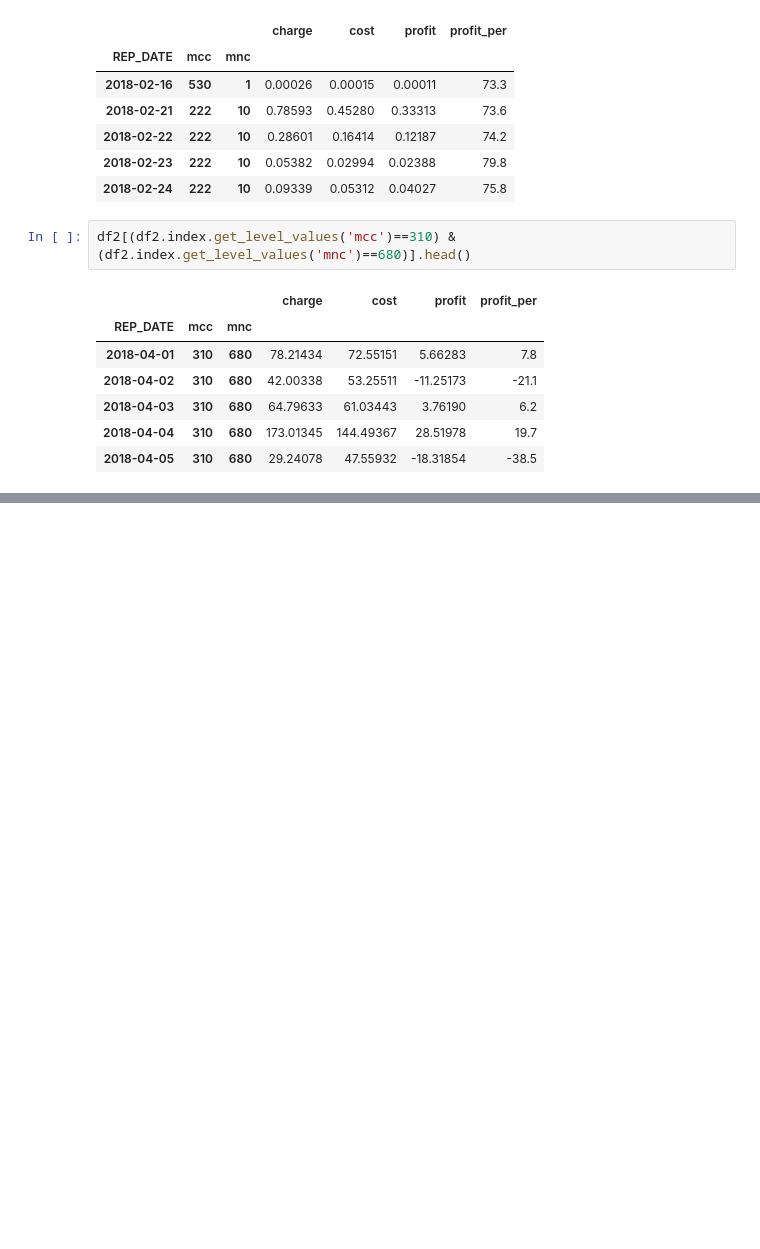
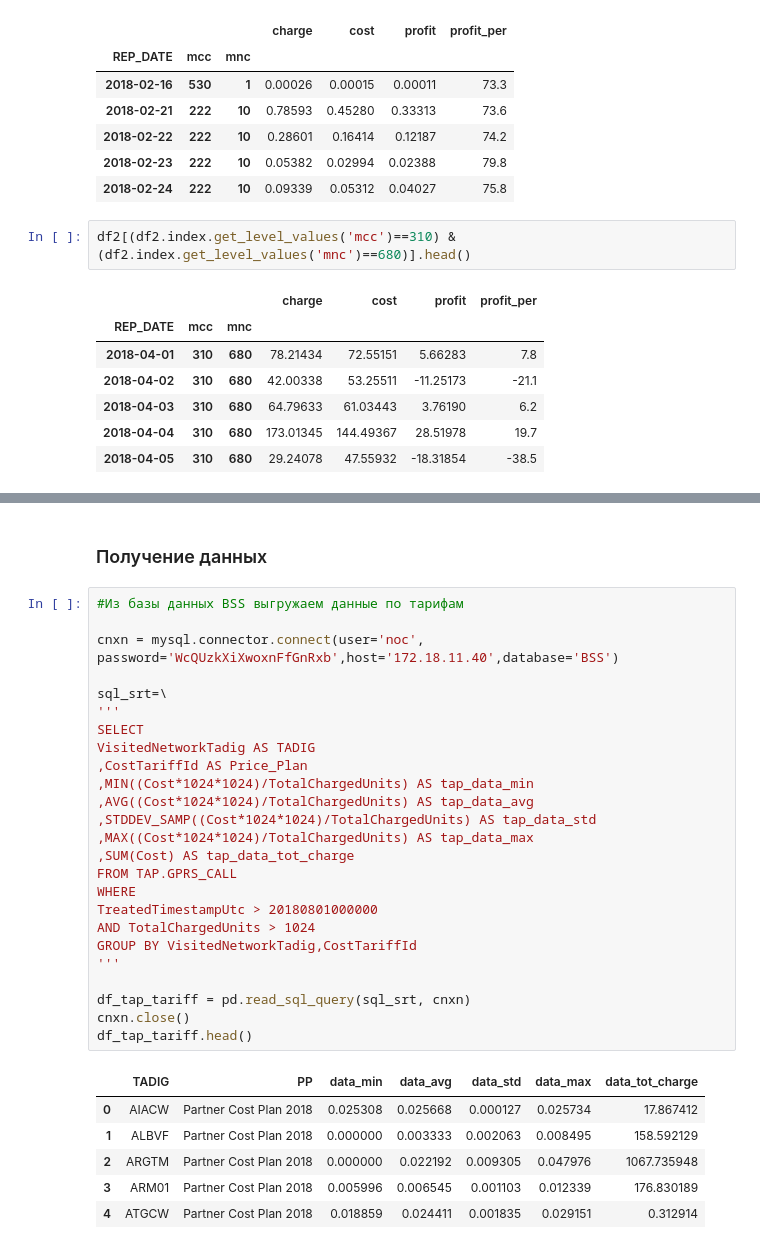
Before and after one commit to balobinp/RB_BD, a Jupyter notebook: RB_REPORTS_and_ANALYSIS_Python3.ipynb, the cells around one changed output, grey strips where cells are left out. Cells and saved outputs as stored; diff of their text form; blank space fills up the shorter version.

```diff
--- a/RB_REPORTS_and_ANALYSIS_Python3.ipynb
+++ b/RB_REPORTS_and_ANALYSIS_Python3.ipynb
@@ -83,0 +98,34 @@ df2[(df2.index.get_level_values('mcc')==310) & (df2.index.get_level_values('mnc'
+# %% [markdown]
+### Получение данных
+# %%
+#Из базы данных BSS выгружаем данные по тарифам
+
+cnxn = mysql.connector.connect(user='noc', password='WcQUzkXiXwoxnFfGnRxb',host='172.18.11.40',database='BSS')
+
+sql_srt=\
+'''
+SELECT
+VisitedNetworkTadig AS TADIG
+,CostTariffId AS Price_Plan
+,MIN((Cost*1024*1024)/TotalChargedUnits) AS tap_data_min
+,AVG((Cost*1024*1024)/TotalChargedUnits) AS tap_data_avg
+,STDDEV_SAMP((Cost*1024*1024)/TotalChargedUnits) AS tap_data_std
+,MAX((Cost*1024*1024)/TotalChargedUnits) AS tap_data_max
+,SUM(Cost) AS tap_data_tot_charge
+FROM TAP.GPRS_CALL
+WHERE
+TreatedTimestampUtc > 20180801000000
+AND TotalChargedUnits > 1024
+GROUP BY VisitedNetworkTadig,CostTariffId
+'''
+
+df_tap_tariff = pd.read_sql_query(sql_srt, cnxn)
+cnxn.close()
+df_tap_tariff.head()
+# %% [output]
+|  | TADIG | PP | data_min | data_avg | data_std | data_max | data_tot_charge |
+| 0 | AIACW | Partner Cost Plan 2018 | 0.025308 | 0.025668 | 0.000127 | 0.025734 | 17.867412 |
+| 1 | ALBVF | Partner Cost Plan 2018 | 0.000000 | 0.003333 | 0.002063 | 0.008495 | 158.592129 |
+| 2 | ARGTM | Partner Cost Plan 2018 | 0.000000 | 0.022192 | 0.009305 | 0.047976 | 1067.735948 |
+| 3 | ARM01 | Partner Cost Plan 2018 | 0.005996 | 0.006545 | 0.001103 | 0.012339 | 176.830189 |
+| 4 | ATGCW | Partner Cost Plan 2018 | 0.018859 | 0.024411 | 0.001835 | 0.029151 | 0.312914 |
```
Also changed, not shown: parts of 10 cells of this notebook.
